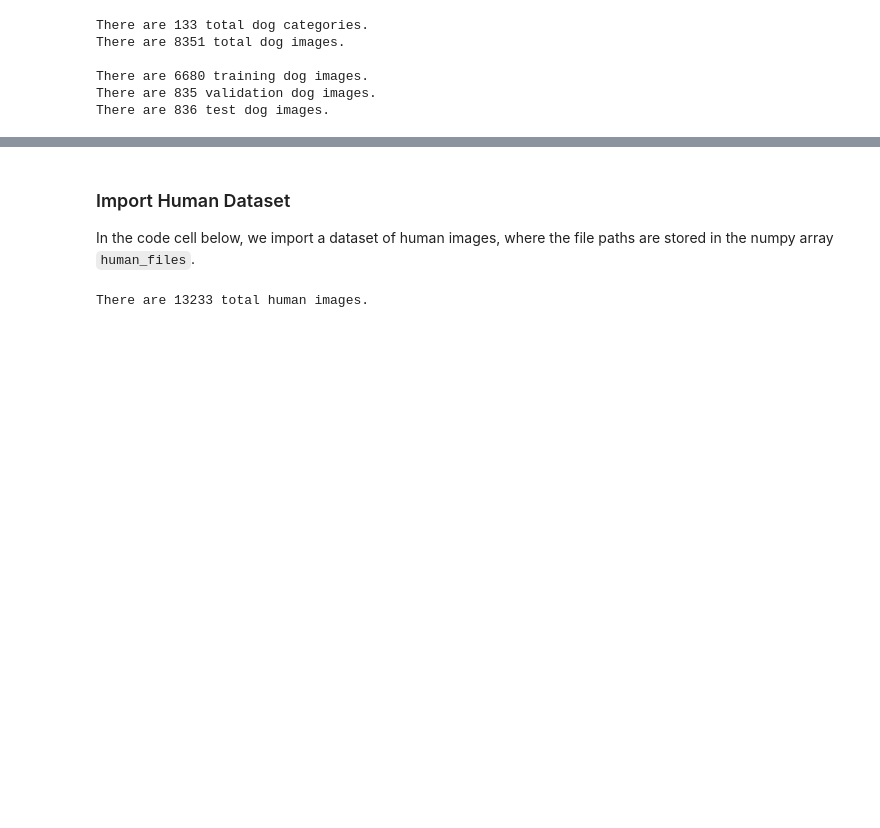
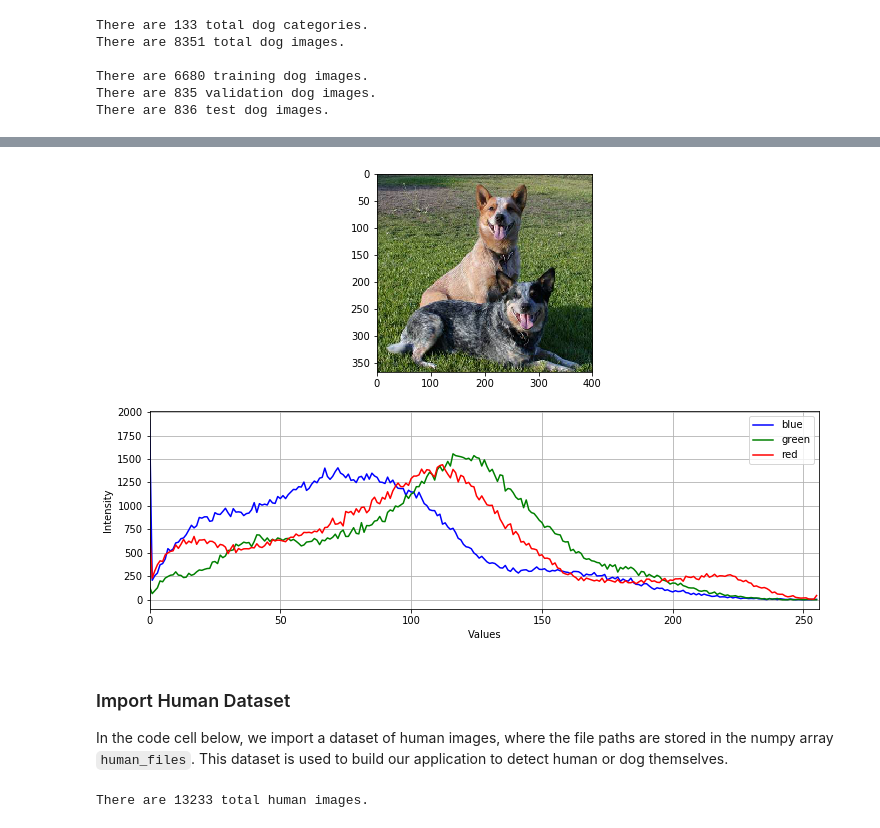
Before and after one commit to takahish/TransferLearning-with-Keras-on-TensorFlow, a Jupyter notebook: dog_app.ipynb, the cells around one changed output, grey strips where cells are left out. Cells and saved outputs as stored; diff of their text form; code cells hidden in the pictures; blank space fills up the shorter version.

```diff
--- a/dog_app.ipynb
+++ b/dog_app.ipynb
@@ -95,7 +219,11 @@ There are 836 test dog images.
+# %%
+intensity_hist(valid_files[6])
+# %% [output]
+[figure, added]
 # %% [markdown]
 ### Import Human Dataset
 
-In the code cell below, we import a dataset of human images, where the file paths are stored in the numpy array `human_files`.
+In the code cell below, we import a dataset of human images, where the file paths are stored in the numpy array `human_files`. This dataset is used to build our application to detect human or dog themselves.
 # %%
 import random
 random.seed(8675309)
```
Also changed, not shown: parts of 44 cells of this notebook, 19 other files.
